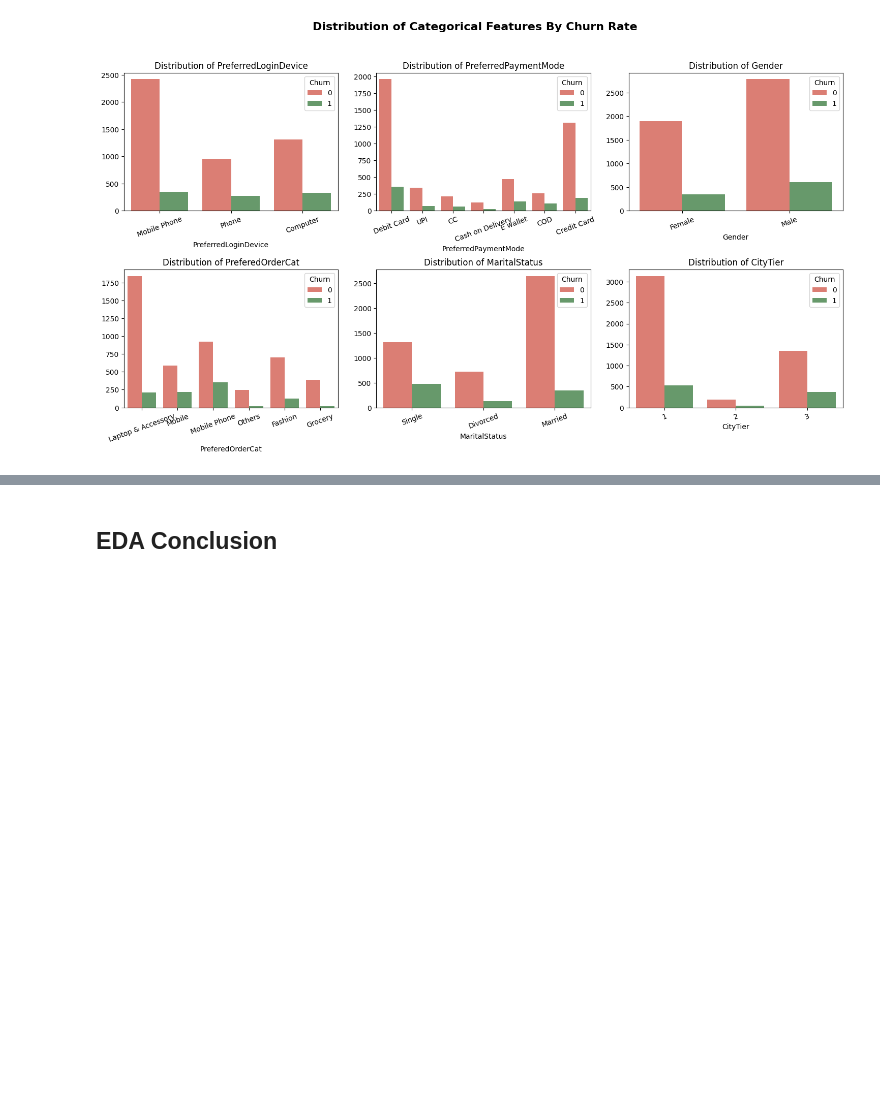
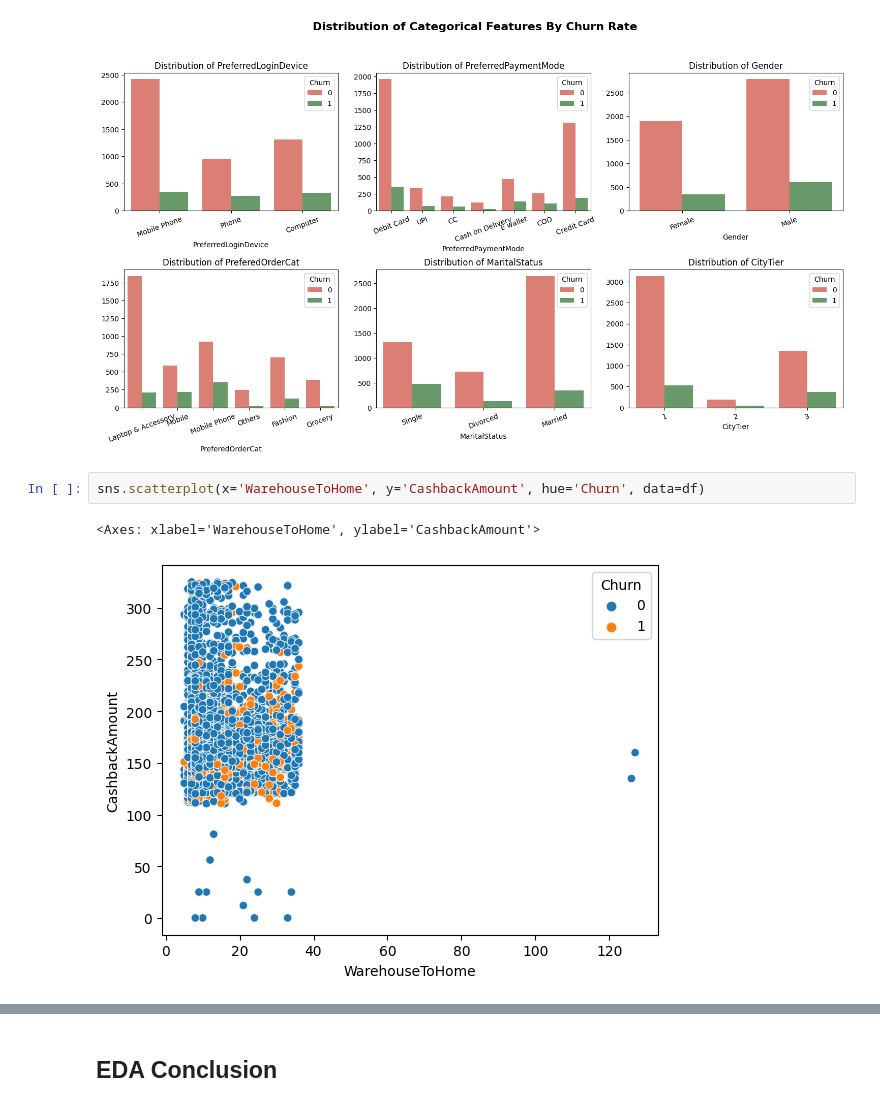
Before and after one commit to RaulSandj/E-Commerce-Churn-Analysis-and-Prediction, a Jupyter notebook: EcommAnalysis.ipynb, the cells around one changed output, grey strips where cells are left out. Drawn from its saved outputs; the diff is of its cells as text; blank space fills up the shorter version.

Commit message:
Data Preprocessing part 2

```diff
--- a/EcommAnalysis.ipynb
+++ b/EcommAnalysis.ipynb
@@ -231,3 +231,8 @@ fig.subplots_adjust(top=0.93)
 plt.savefig('img/cat_multivariate_analysis.png')
 # %% [output]
 [figure]
+# %%
+sns.scatterplot(x='WarehouseToHome', y='CashbackAmount', hue='Churn', data=df)
+# %% [output]
+<Axes: xlabel='WarehouseToHome', ylabel='CashbackAmount'>
+[figure, added]
```
Also changed, not shown: parts of 15 cells of this notebook.
